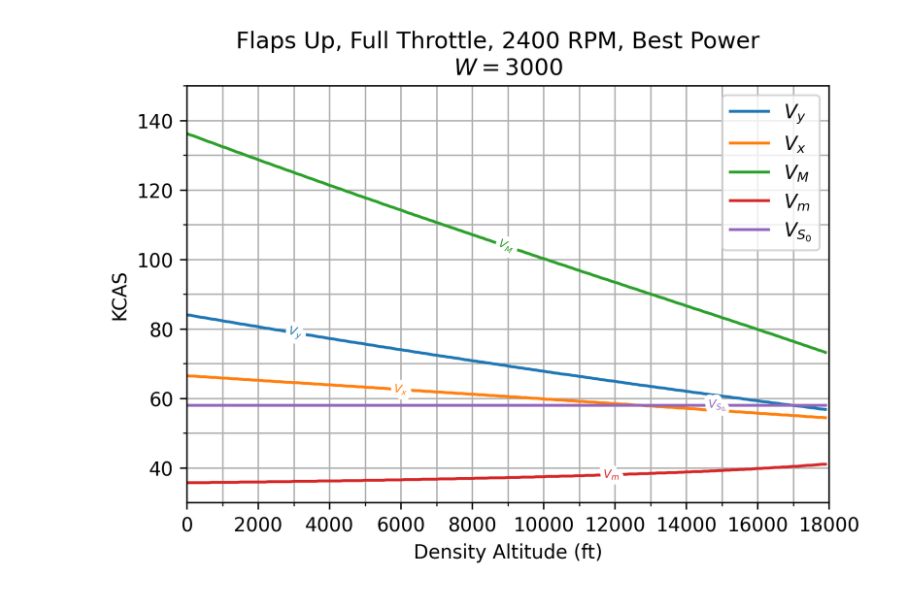
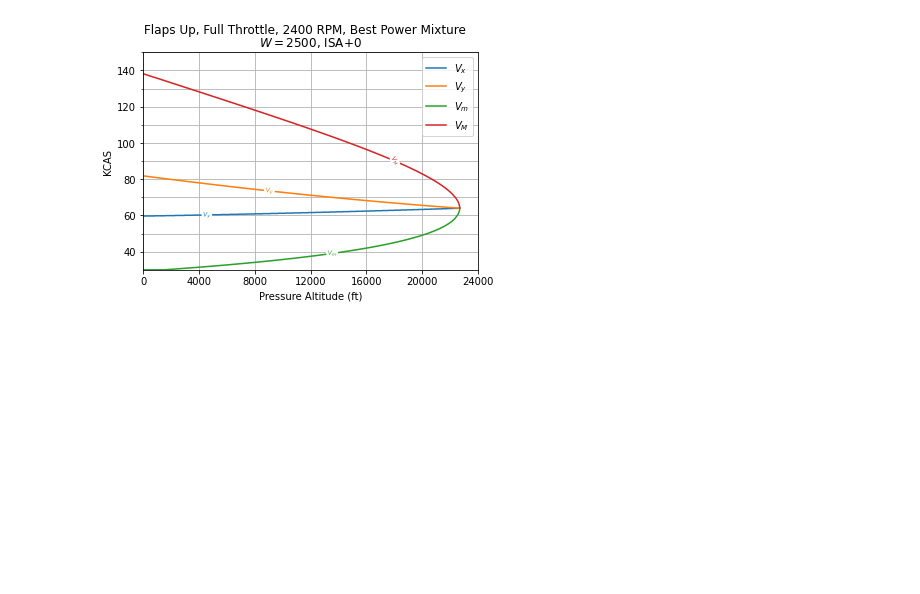
Before and after one commit to rbreslow/the-bootstrap-approach, a Jupyter notebook: the_bootstrap_approach.ipynb, the cells around one changed output. Cells and saved outputs as stored; diff of their text form; code cells hidden in the pictures; blank space fills up the shorter version.

```diff
--- a/the_bootstrap_approach.ipynb
+++ b/the_bootstrap_approach.ipynb
@@ -256,88 +378,88 @@ $W = 2500, h_p = 0, {OAT_{\degree{F}}} = 59.0$
 # %%
-operating_conditions = FullThrottleConditions(
-    N51SW, 3000, 0, 59, Mixture.BEST_POWER, 2400
-)
+gross_aircraft_weight = 2500
 
-pressure_altitude = np.arange(0, 18000, 100)
+vx = []
+vy = []
+min_level_flight_speed = []
+max_level_flight_speed = []
 
-vy = []
-vx = []
-max_level_flight_speed = []
-min_level_flight_speed = []
-vs = []
+# Find me a way to clip at the intersection of the curves and this won't need to
+# be some arbitrary constant 😭.
+pressure_altitude = np.arange(0, 22700, 10)
 
 for i in pressure_altitude:
-    operating_conditions.pressure_altitude = i
-    operating_conditions.oat_f = 59.0 - (i / 1000 * 3.5)
-
-    table = np.array(
-        list(
-            bootstrap_cruise_performance_table(
-                N51SW, operating_conditions, 30, 150, 0.1
-            )
-        )
+    operating_conditions = FullThrottleConditions(
+        N51SW,
+        2500,
+        i,
+        59.0 - (i / 1000 * 3.5),
+        Mixture.BEST_POWER,
+        2400,
     )
 
-    # Vx, best rate of climb.
-    climb_angle = table[:, 6]
-    max_climb = climb_angle.argmax()
-    vx.append(table[max_climb][0])
+    table = bootstrap_cruise_performance_table(
+        N51SW, operating_conditions, 30, 180, 0.1
+    )
 
-    # Vy, best angle of climb.
-    roc = table[:, 5]
+    # Vx, best angle of climb.
+    aoc = table[:, 4]
+    index_of_highest_aoc = aoc.argmax()
+    vx.append(table[index_of_highest_aoc][0])
+
+    # Vy, best rate of climb.
+    roc = table[:, 3]
     index_of_highest_roc = roc.argmax()
     vy.append(table[index_of_highest_roc][0])
 
-    # Vm, minimum level flight speed (in practice, Vm seldom occurs, because the
-    # power-on stall speed is usually much higher).
+    # V_m, minimum level flight speed (in practice, Vm seldom occurs, because
+    # the power-on stall speed is usually much higher).
     roc_before_peak = roc[:index_of_highest_roc]
-    index_min_level_flight_speed = np.where(
-        roc_before_peak > 0, roc_before_peak, np.inf
-    ).argmin()
+    if roc_before_peak.size > 0:
+        index_min_level_flight_speed = np.where(
+            roc_before_peak > 0, roc_before_peak, np.inf
+        ).argmin()
+    else:
+        index_min_level_flight_speed = 0
     min_level_flight_speed.append(table[index_min_level_flight_speed][0])
 
-    # VM, maximum level flight speed.
+    # V_M, maximum level flight speed.
     roc_after_peak = roc[index_of_highest_roc:]
     index_max_level_flight_speed = np.where(
         roc_after_peak > 0, roc_after_peak, np.inf
     ).argmin()
     max_level_flight_speed.append(
         table[index_of_highest_roc + index_max_level_flight_speed][0]
     )
 
-    # V_{S_0}, stall speed in the landing configuration.
-    vs.append(58)
-
 fig, ax = plt.subplots()
 
+ax.plot(pressure_altitude, vx, label=r"$V_x$")
 ax.plot(pressure_altitude, vy, label=r"$V_y$")
-ax.plot(pressure_altitude, vx, label=r"$V_x$")
+ax.plot(pressure_altitude, min_level_flight_speed, label=r"$V_m$")
 ax.plot(pressure_altitude, max_level_flight_speed, label=r"$V_M$")
-ax.plot(pressure_altitude, min_level_flight_speed, label=r"$V_m$")
-ax.plot(pressure_altitude, vs, label=r"$V_{S_0}$")
 
 labelLines(plt.gca().get_lines(), zorder=2.5, fontsize=6)
 
 plt.suptitle(
-    f"{N51SW.configuration}, {operating_conditions.desc}, {operating_conditions.engine_rpm} RPM, {operating_conditions.mixture.value}"
+    f"{N51SW.configuration}, Full Throttle, 2400 RPM, {Mixture.BEST_POWER.value} Mixture"
 )
 
 ax.set(
-    xlabel="Density Altitude (ft)",
+    xlabel="Pressure Altitude (ft)",
     ylabel="KCAS",
-    title=f"$W = {operating_conditions.gross_aircraft_weight}$",
+    title=f"$W = {gross_aircraft_weight}$, ISA+0",
 )
 
 ax.grid(True, which="both")
 
-ax.xaxis.set_minor_locator(AutoMinorLocator((2)))
-ax.yaxis.set_minor_locator(AutoMinorLocator((2)))
+ax.xaxis.set_major_locator(MultipleLocator(4000))
+ax.yaxis.set_minor_locator(AutoMinorLocator(2))
 
-ax.set_xlim([0, 18000])
+ax.set_xlim([0, 24000])
 ax.set_ylim([30, 150])
 
 plt.legend()
 
 plt.show()
 # %% [output]
-[figure, old version]
+[figure, new version]
```
Also changed, not shown: parts of 7 cells of this notebook, 11 other files.
